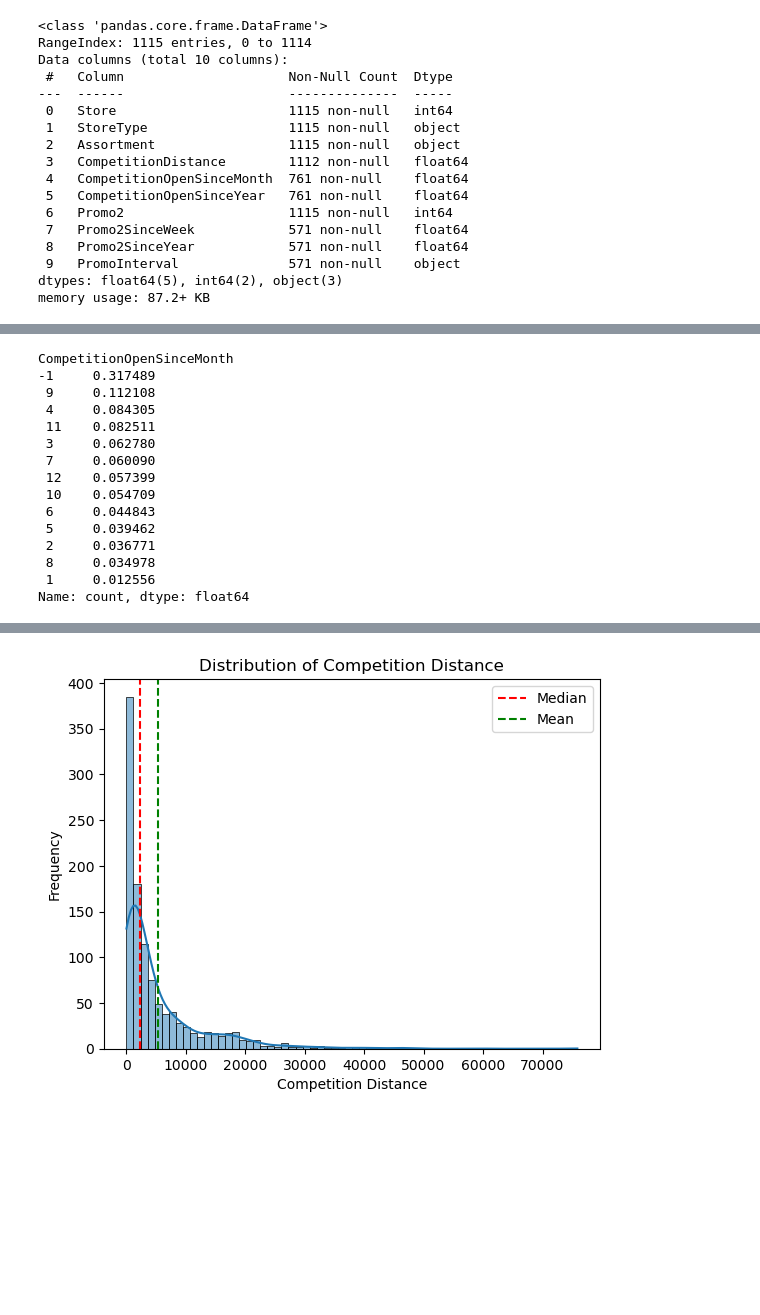
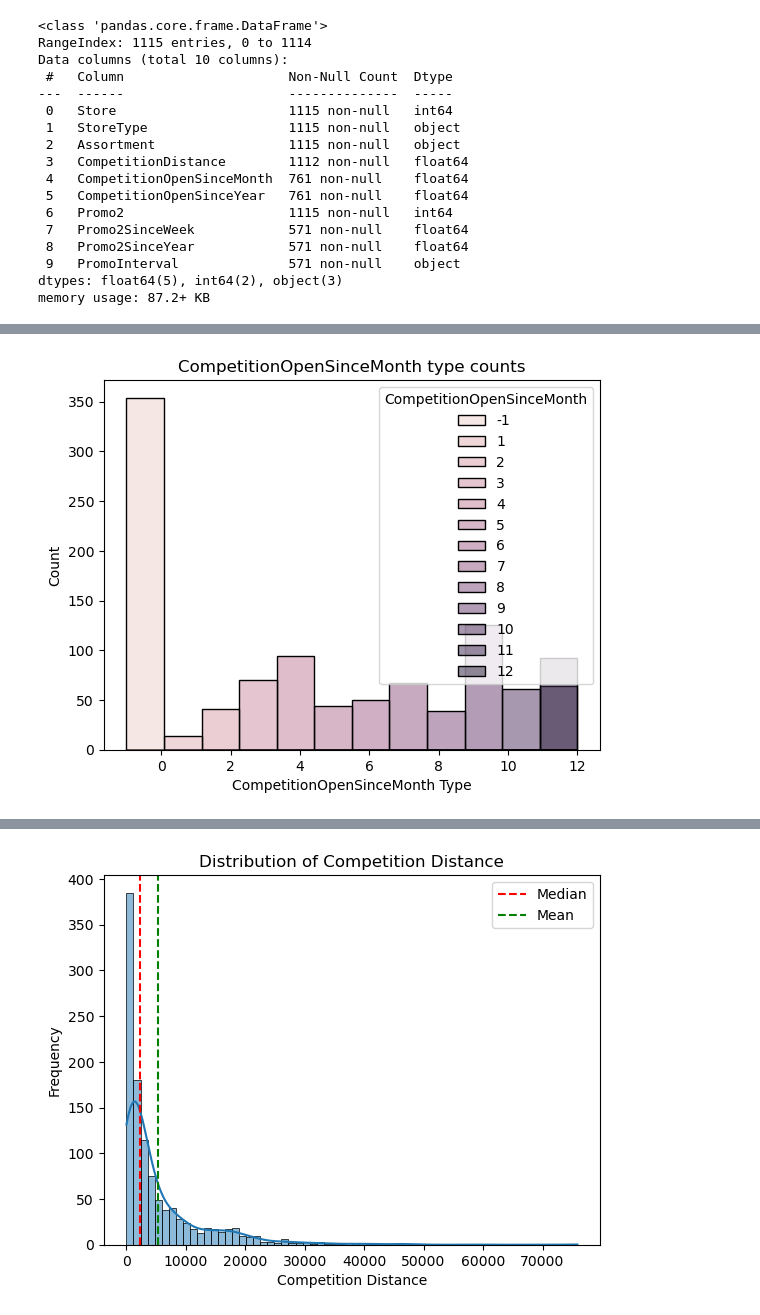
Before and after one commit to CarlosHernandez3/CAP_3764_2025_Fall_Team_2, a Jupyter notebook: store_eda.ipynb, the cells around one changed output, grey strips where cells are left out. Cells and saved outputs as stored; diff of their text form; code cells hidden in the pictures; blank space fills up the shorter version.

```diff
--- a/store_eda.ipynb
+++ b/store_eda.ipynb
@@ -68,19 +67,9 @@ Name: count, dtype: float64
 # %%
-df.CompetitionOpenSinceMonth.value_counts() / df.shape[0]
+sns.histplot(data=df, x='CompetitionOpenSinceMonth', hue = 'CompetitionOpenSinceMonth' ,kde=False)
+plt.title('CompetitionOpenSinceMonth type counts')
+plt.xlabel('CompetitionOpenSinceMonth Type')
+plt.ylabel('Count')
+plt.show()
 # %% [output]
-CompetitionOpenSinceMonth
--1     0.317489
- 9     0.112108
- 4     0.084305
- 11    0.082511
- 3     0.062780
- 7     0.060090
- 12    0.057399
- 10    0.054709
- 6     0.044843
- 5     0.039462
- 2     0.036771
- 8     0.034978
- 1     0.012556
-Name: count, dtype: float64
+[figure, added]
 # %%
```
Also changed, not shown: parts of 8 cells of this notebook.
